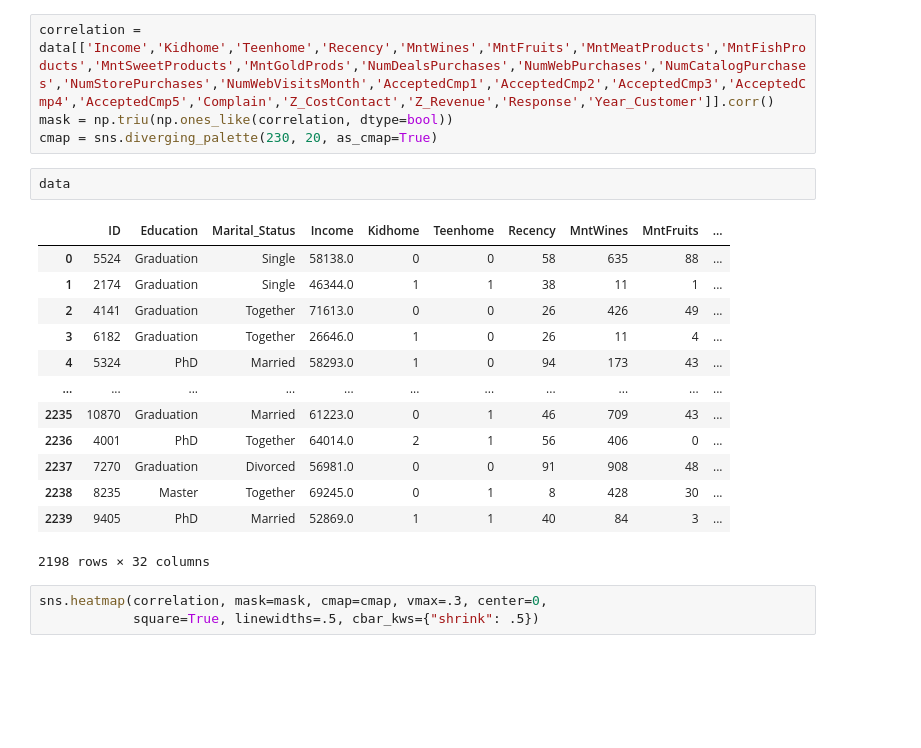
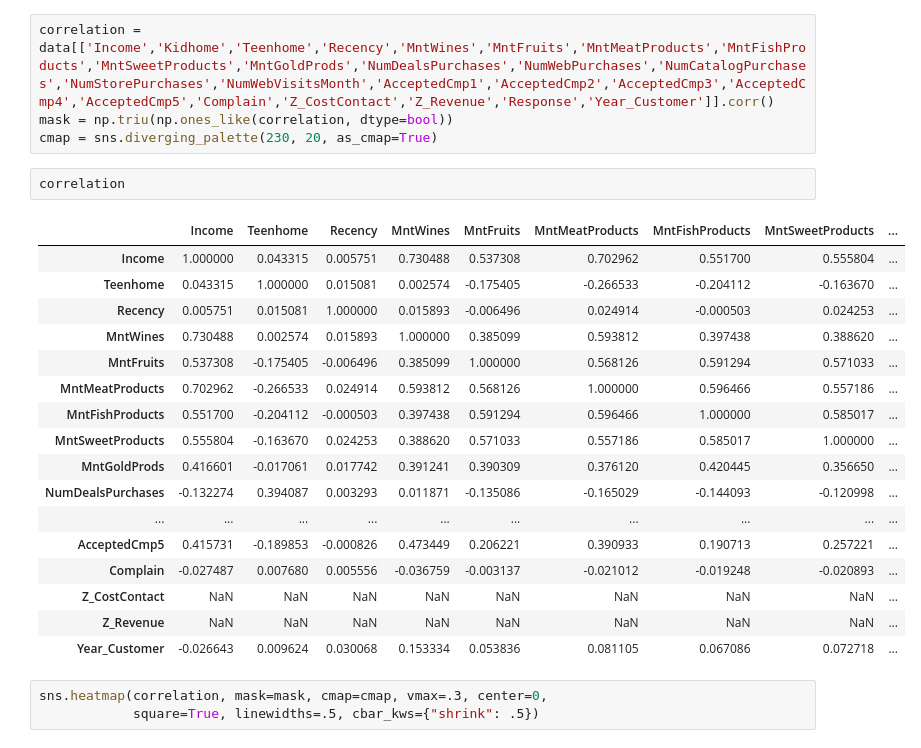
Before and after one commit to barisanik/customer-analysis, a Jupyter notebook: customer-behaviour-analysis.ipynb, the cells around one changed output. Drawn from its saved outputs; the diff is of its cells as text; blank space fills up the shorter version.

Commit message:
Kaggle Notebook | Customer Behaviour Analysis | Version 15

```diff
--- a/customer-behaviour-analysis.ipynb
+++ b/customer-behaviour-analysis.ipynb
@@ -586,22 +586,26 @@ sns.catplot(data=data, x="Teenhome", y="Income", kind="box", hue="Age_Group")
 correlation = data[['Income','Kidhome','Teenhome','Recency','MntWines','MntFruits','MntMeatProducts','MntFishProducts','MntSweetProducts','MntGoldProds','NumDealsPurchases','NumWebPurchases','NumCatalogPurchases','NumStorePurchases','NumWebVisitsMonth','AcceptedCmp1','AcceptedCmp2','AcceptedCmp3','AcceptedCmp4','AcceptedCmp5','Complain','Z_CostContact','Z_Revenue','Response','Year_Customer']].corr()
 mask = np.triu(np.ones_like(correlation, dtype=bool))
 cmap = sns.diverging_palette(230, 20, as_cmap=True)
-# %%
-data
-# %% [output]
-|  | ID | Education | Marital_Status | Income | Kidhome | Teenhome | Recency | MntWines | MntFruits | ... |
-| 0 | 5524 | Graduation | Single | 58138.0 | 0 | 0 | 58 | 635 | 88 | ... |
-| 1 | 2174 | Graduation | Single | 46344.0 | 1 | 1 | 38 | 11 | 1 | ... |
-| 2 | 4141 | Graduation | Together | 71613.0 | 0 | 0 | 26 | 426 | 49 | ... |
-| 3 | 6182 | Graduation | Together | 26646.0 | 1 | 0 | 26 | 11 | 4 | ... |
-| 4 | 5324 | PhD | Married | 58293.0 | 1 | 0 | 94 | 173 | 43 | ... |
-| ... | ... | ... | ... | ... | ... | ... | ... | ... | ... | ... |
-| 2235 | 10870 | Graduation | Married | 61223.0 | 0 | 1 | 46 | 709 | 43 | ... |
-| 2236 | 4001 | PhD | Together | 64014.0 | 2 | 1 | 56 | 406 | 0 | ... |
-| 2237 | 7270 | Graduation | Divorced | 56981.0 | 0 | 0 | 91 | 908 | 48 | ... |
-| 2238 | 8235 | Master | Together | 69245.0 | 0 | 1 | 8 | 428 | 30 | ... |
-| 2239 | 9405 | PhD | Married | 52869.0 | 1 | 1 | 40 | 84 | 3 | ... |
-2198 rows × 32 columns
+# %%
+correlation
+# %% [output]
+|  | Income | Teenhome | Recency | MntWines | MntFruits | MntMeatProducts | MntFishProducts | MntSweetProducts | ... |
+| Income | 1.000000 | 0.043315 | 0.005751 | 0.730488 | 0.537308 | 0.702962 | 0.551700 | 0.555804 | ... |
+| Teenhome | 0.043315 | 1.000000 | 0.015081 | 0.002574 | -0.175405 | -0.266533 | -0.204112 | -0.163670 | ... |
+| Recency | 0.005751 | 0.015081 | 1.000000 | 0.015893 | -0.006496 | 0.024914 | -0.000503 | 0.024253 | ... |
+| MntWines | 0.730488 | 0.002574 | 0.015893 | 1.000000 | 0.385099 | 0.593812 | 0.397438 | 0.388620 | ... |
+| MntFruits | 0.537308 | -0.175405 | -0.006496 | 0.385099 | 1.000000 | 0.568126 | 0.591294 | 0.571033 | ... |
+| MntMeatProducts | 0.702962 | -0.266533 | 0.024914 | 0.593812 | 0.568126 | 1.000000 | 0.596466 | 0.557186 | ... |
+| MntFishProducts | 0.551700 | -0.204112 | -0.000503 | 0.397438 | 0.591294 | 0.596466 | 1.000000 | 0.585017 | ... |
+| MntSweetProducts | 0.555804 | -0.163670 | 0.024253 | 0.388620 | 0.571033 | 0.557186 | 0.585017 | 1.000000 | ... |
+| MntGoldProds | 0.416601 | -0.017061 | 0.017742 | 0.391241 | 0.390309 | 0.376120 | 0.420445 | 0.356650 | ... |
+| NumDealsPurchases | -0.132274 | 0.394087 | 0.003293 | 0.011871 | -0.135086 | -0.165029 | -0.144093 | -0.120998 | ... |
+| ... | ... | ... | ... | ... | ... | ... | ... | ... | ... |
+| AcceptedCmp5 | 0.415731 | -0.189853 | -0.000826 | 0.473449 | 0.206221 | 0.390933 | 0.190713 | 0.257221 | ... |
+| Complain | -0.027487 | 0.007680 | 0.005556 | -0.036759 | -0.003137 | -0.021012 | -0.019248 | -0.020893 | ... |
+| Z_CostContact | NaN | NaN | NaN | NaN | NaN | NaN | NaN | NaN | ... |
+| Z_Revenue | NaN | NaN | NaN | NaN | NaN | NaN | NaN | NaN | ... |
+| Year_Customer | -0.026643 | 0.009624 | 0.030068 | 0.153334 | 0.053836 | 0.081105 | 0.067086 | 0.072718 | ... |
 # %%
 sns.heatmap(correlation, mask=mask, cmap=cmap, vmax=.3, center=0,
             square=True, linewidths=.5, cbar_kws={"shrink": .5})
```
Also changed, not shown: parts of 2 cells of this notebook.
